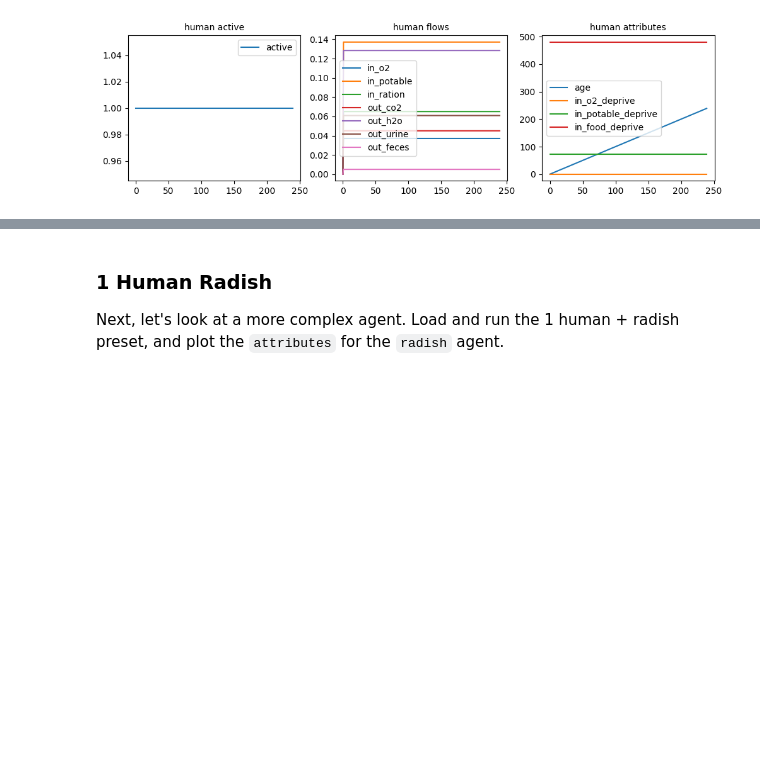
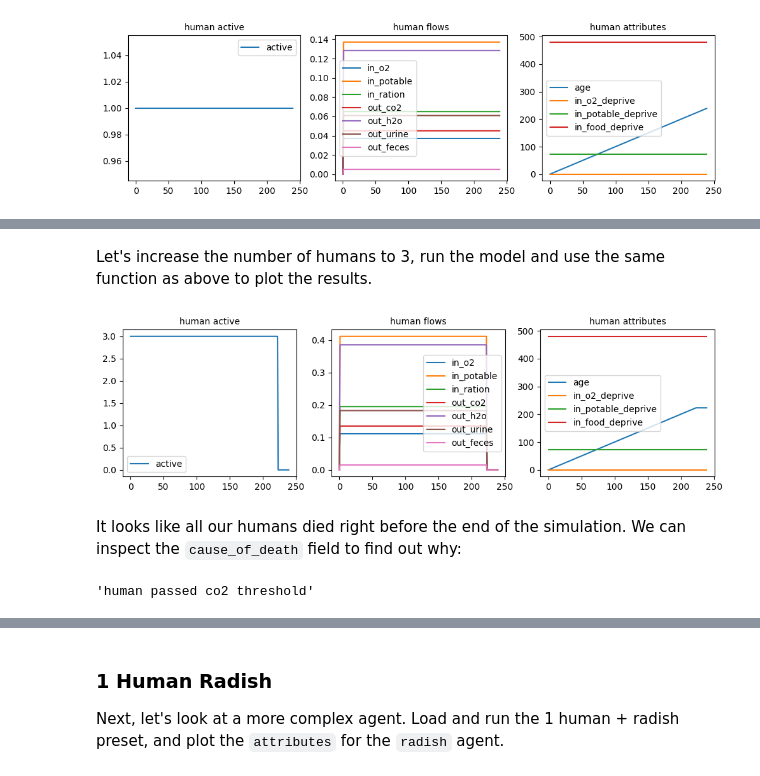
Before and after one commit to granawkins/simoc2, a Jupyter notebook: docs/tutorials/basic_tutorial.ipynb, the cells around one changed output, grey strips where cells are left out. Cells and saved outputs as stored; diff of their text form; code cells hidden in the pictures; blank space fills up the shorter version.

```diff
--- a/docs/tutorials/basic_tutorial.ipynb
+++ b/docs/tutorials/basic_tutorial.ipynb
@@ -52,0 +54,5 @@ plot_agent(data, 'human', 'attributes', ax=axs[2]);
+# %%
+config = load_preset_configuration('1h')
+print('Config keys:', list(config.keys()))
+print('\nConfig Agents keys:', list(config['agents'].keys()))
+print('\nConfig Human Agent keys:', list(config['agents']['human'].keys()))
@@ -52,0 +65,20 @@ plot_agent(data, 'human', 'attributes', ax=axs[2]);
+# %% [markdown]
+Let's increase the number of humans to 3, run the model and use the same function as above to plot the results.
+# %%
+config['agents']['human']['amount'] = 3
+model = AgentModel.from_config(**config)
+model.run()
+records = model.get_records()
+
+fig, axs = plt.subplots(1, 3, figsize=(12, 3))
+plot_agent(records, 'human', 'active', ax=axs[0]);
+plot_agent(records, 'human', 'flows', ax=axs[1]);
+plot_agent(records, 'human', 'attributes', ax=axs[2]);
+# %% [output]
+[figure, added]
+# %% [markdown]
+It looks like all our humans died right before the end of the simulation. We can inspect the `cause_of_death` field to find out why:
+# %%
+model.agents['human'].cause_of_death
+# %% [output]
+'human passed co2 threshold'
```
Also changed, not shown: parts of 21 cells of this notebook, 7 other files.
